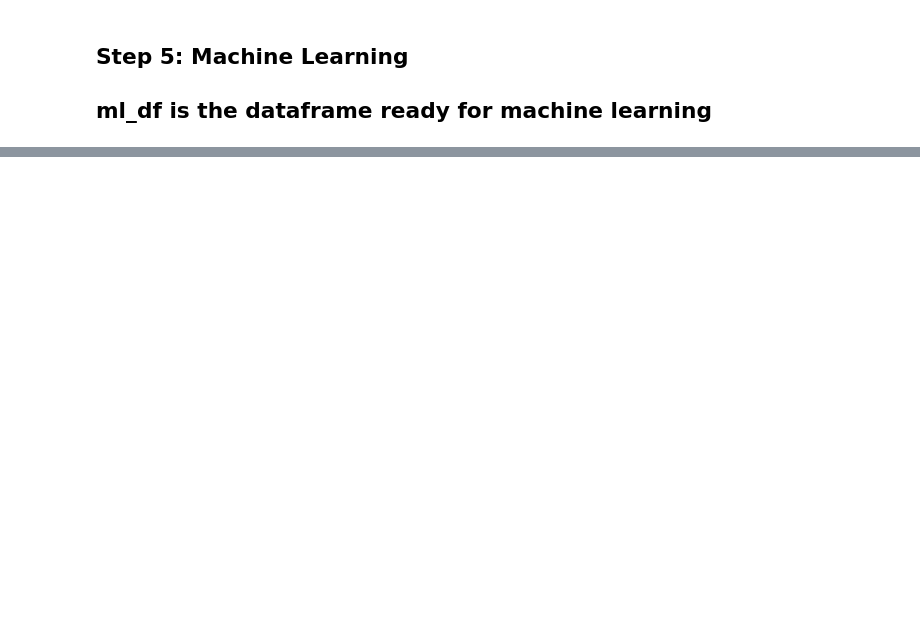
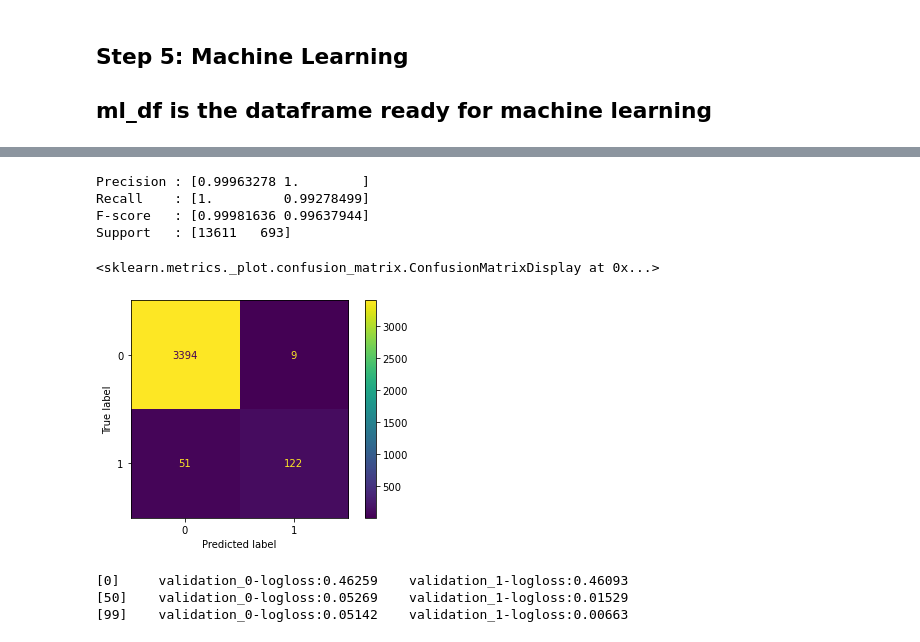
Before and after one commit to Ikyupark/Capstone-project, a Jupyter notebook: Capstone_ETL_nom_ord_encode(v1.0).ipynb, the cells around one changed output, grey strips where cells are left out. Cells and saved outputs as stored; diff of their text form; code cells hidden in the pictures; blank space fills up the shorter version.

Commit message:
uploading updated model

```diff
--- a/Capstone_ETL_nom_ord_encode(v1.0).ipynb
+++ b/Capstone_ETL_nom_ord_encode(v1.0).ipynb
@@ -237,7 +237,7 @@ for col in clean_cols:
 # %%
 # Combine all columns in clean_cols into single text column and create new column witi length of text
 dataset_df['combined_text'] = dataset_df['data_company_profile'] + dataset_df['data_description'] + dataset_df['data_requirements'] + dataset_df['data_benefits']
-dataset_df['combined_text_length'] = dataset_df['combined_text'].str.len()
+#dataset_df['combined_text_length'] = dataset_df['combined_text'].str.len()
 
 # Create list of columns for vectorization
 num_cols = list(dataset_df.select_dtypes(include=['int64','float64']))
@@ -520,0 +310,6 @@ weighted avg       0.97      0.98      0.97      3576
+# %%
+#setting up the parameters for our LightGBM model and training our model
+model_lightgbm = lgb.LGBMClassifier(num_iteration=250,learning_rate=0.08,max_depth=7,random_state=1,bagging_fraction=0.9)
+lgb_start = datetime.now()
+model_lightgbm.fit(x_train,y_train, eval_set=[(x_test,y_test),(x_train ,y_train)], verbose=50, eval_metric='logloss')
+lgb_stop = datetime.now()
@@ -520,0 +376,13 @@ weighted avg       0.97      0.98      0.97      3576
+# %%
+# Splitting Training classification report into its components for LightGBM
+from sklearn.metrics import precision_recall_fscore_support as score
+precision,recall,fscore,support=score(y_train,model_lightgbm.predict(x_train))
+print ('Precision : {}'.format(precision))
+print ('Recall    : {}'.format(recall))
+print ('F-score   : {}'.format(fscore))
+print ('Support   : {}'.format(support))
+# %% [output]
+Precision : [0.99963278 1.        ]
+Recall    : [1.         0.99278499]
+F-score   : [0.99981636 0.99637944]
+Support   : [13611   693]
@@ -520,0 +395,6 @@ weighted avg       0.97      0.98      0.97      3576
+# %%
+# Plotting confusion matrix for LightGBM model
+metrics.plot_confusion_matrix(model_lightgbm,x_test,y_test)
+# %% [output]
+<sklearn.metrics._plot.confusion_matrix.ConfusionMatrixDisplay at 0x...>
+[figure, added]
@@ -520,0 +406,10 @@ weighted avg       0.97      0.98      0.97      3576
+# %%
+#setting up the parameters for our XGBoost model and training our model
+model_xgboost = xgb.XGBClassifier(objective='binary:logistic', missing=1, seed= 42, random_state=42)
+xgb_start = datetime.now()
+model_xgboost.fit(x_train, y_train, eval_set=[(x_test,y_test),(x_train,y_train)], verbose=50, eval_metric='logloss')
+xgb_stop=datetime.now()
+# %% [output]
+[0]     validation_0-logloss:0.46259    validation_1-logloss:0.46093
+[50]    validation_0-logloss:0.05269    validation_1-logloss:0.01529
+[99]    validation_0-logloss:0.05142    validation_1-logloss:0.00663
```
Also changed, not shown: parts of 48 cells of this notebook.
